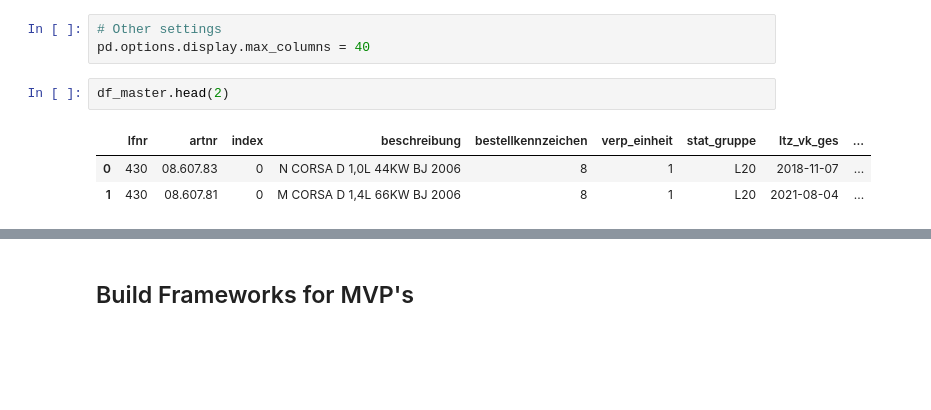
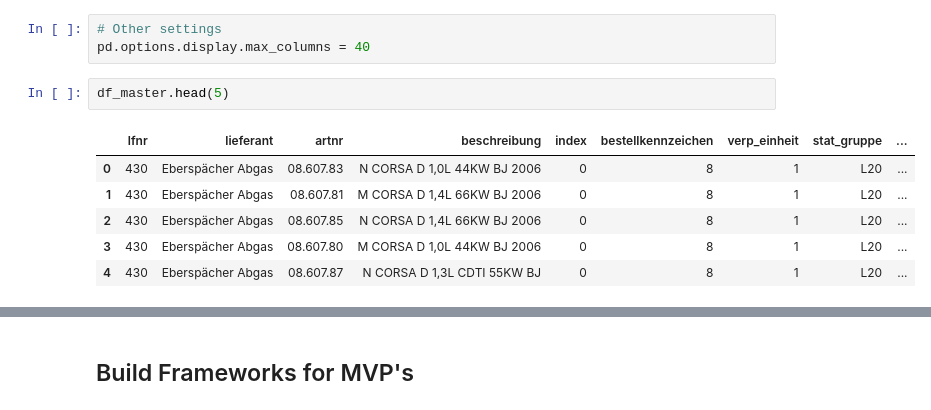
Before and after one commit to capstone-kueblbeck/capstone-kueblbeck, a Jupyter notebook: coding/hans_pn.ipynb, the cells around one changed output, grey strips where cells are left out. Drawn from its saved outputs; the diff is of its cells as text; blank space fills up the shorter version.

```diff
--- a/coding/hans_pn.ipynb
+++ b/coding/hans_pn.ipynb
@@ -10,8 +10,11 @@ import pandas as pd
 # Other settings
 pd.options.display.max_columns = 40
 # %%
-df_master.head(2)
+df_master.head(5)
 # %% [output]
-|  | lfnr | artnr | index | beschreibung | bestellkennzeichen | verp_einheit | stat_gruppe | ltz_vk_ges | ... |
-| 0 | 430 | 08.607.83 | 0 | N CORSA D 1,0L 44KW BJ 2006 | 8 | 1 | L20 | 2018-11-07 | ... |
-| 1 | 430 | 08.607.81 | 0 | M CORSA D 1,4L 66KW BJ 2006 | 8 | 1 | L20 | 2021-08-04 | ... |
+|  | lfnr | lieferant | artnr | beschreibung | index | bestellkennzeichen | verp_einheit | stat_gruppe | ... |
+| 0 | 430 | Eberspächer Abgas | 08.607.83 | N CORSA D 1,0L 44KW BJ 2006 | 0 | 8 | 1 | L20 | ... |
+| 1 | 430 | Eberspächer Abgas | 08.607.81 | M CORSA D 1,4L 66KW BJ 2006 | 0 | 8 | 1 | L20 | ... |
+| 2 | 430 | Eberspächer Abgas | 08.607.85 | N CORSA D 1,4L 66KW BJ 2006 | 0 | 8 | 1 | L20 | ... |
+| 3 | 430 | Eberspächer Abgas | 08.607.80 | M CORSA D 1,0L 44KW BJ 2006 | 0 | 8 | 1 | L20 | ... |
+| 4 | 430 | Eberspächer Abgas | 08.607.87 | N CORSA D 1,3L CDTI 55KW BJ | 0 | 8 | 1 | L20 | ... |
```
Also changed, not shown: parts of 19 cells of this notebook.
